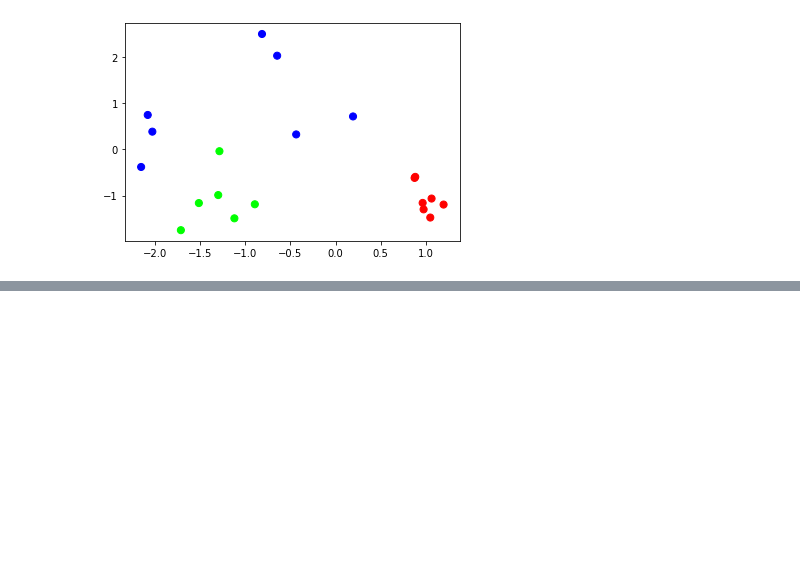
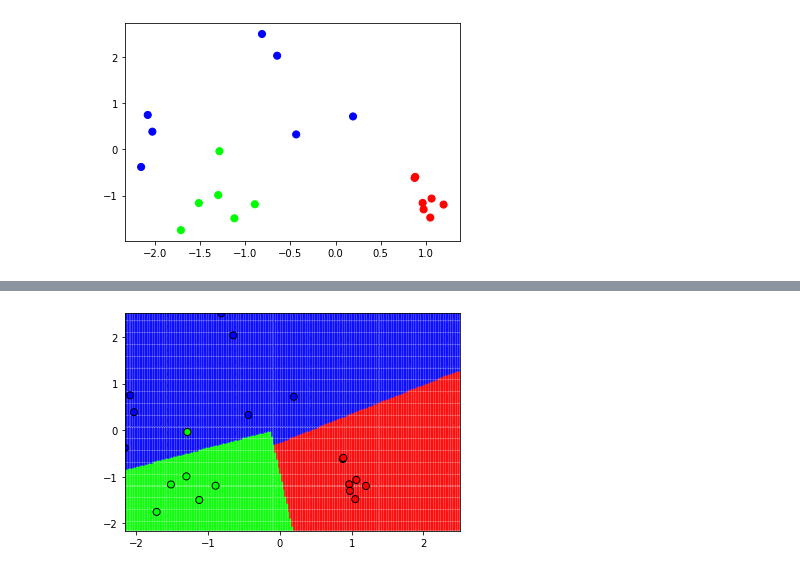
Before and after one commit to ducksfrogs/jpScipy, a Jupyter notebook: classifier/Untitled.ipynb, the cells around one changed output, grey strips where cells are left out. Saved outputs shown, nothing was run; the diff lists cells and outputs as text; code cells hidden in the pictures; blank space fills up the shorter version.

```diff
--- a/classifier/Untitled.ipynb
+++ b/classifier/Untitled.ipynb
@@ -64,0 +60,10 @@ def plotBoundary(X, clf, mesh=True, cmap=plt.get_cmap()):
+# %%
+from sklearn import svm
+clf = svm.SVC(kernel='linear', C=10)
+
+clf.fit(X,y)
+
+plt.scatter(X[:,0],X[:,1], marker='o', s=50, c=y, linewidths=1, edgecolors='black')
+plotBoundary(X, clf)
+# %% [output]
+[figure, added]
```
Also changed, not shown: parts of 5 cells of this notebook, 1 other file.
